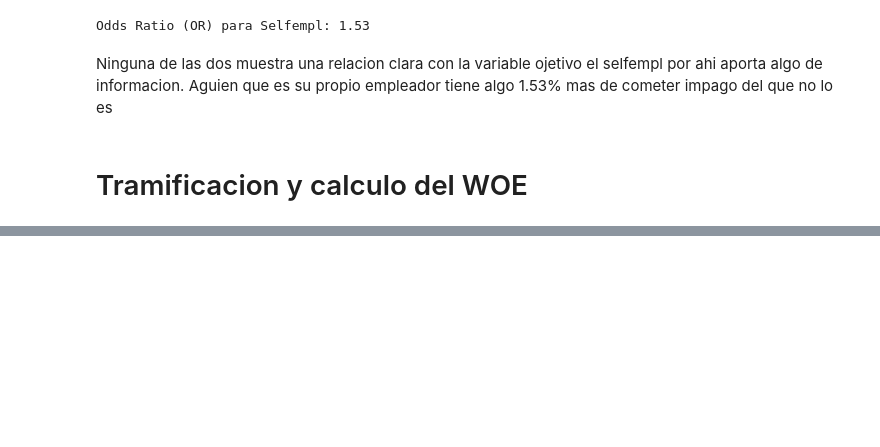
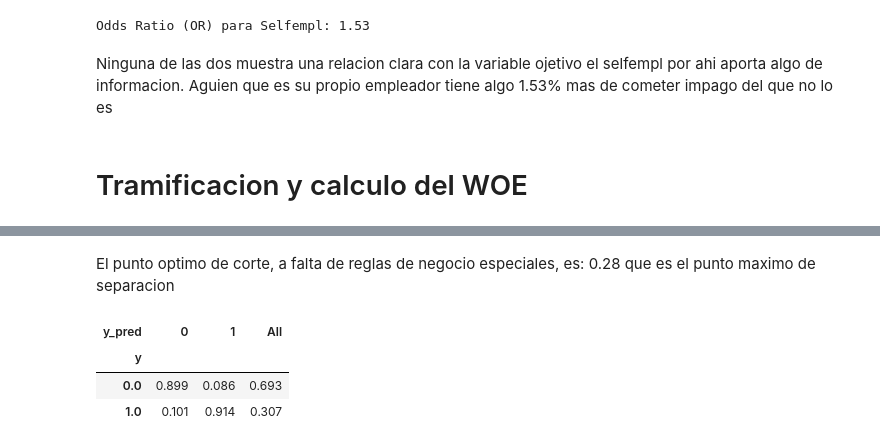
Before and after one commit to PabloPaezSheridan/ScoringAndSpatialData, a Jupyter notebook: practica_scoring.ipynb, the cells around one changed output, grey strips where cells are left out. Drawn from its saved outputs; the diff is of its cells as text; code cells hidden in the pictures; blank space fills up the shorter version.

```diff
--- a/practica_scoring.ipynb
+++ b/practica_scoring.ipynb
@@ -379,0 +405,12 @@ print(woe_iv_summary_sorted)
+# %% [markdown]
+El punto optimo de corte, a falta de reglas de negocio especiales, es: 0.28 que es el punto maximo de separacion
+# %%
+df["y_pred"]=np.multiply(Y_pred>0.28,1)
+
+# Primero estimo la precisión (los aciertos sobre el total de mis pronósticos)
+pd.crosstab(df["y"],df["y_pred"],margins=True, normalize=1).round(3)
+# %% [output]
+| y_pred | 0 | 1 | All |
+| y |  |  |  |
+| 0.0 | 0.899 | 0.086 | 0.693 |
+| 1.0 | 0.101 | 0.914 | 0.307 |
```
Also changed, not shown: parts of 11 cells of this notebook, 3 other files.
